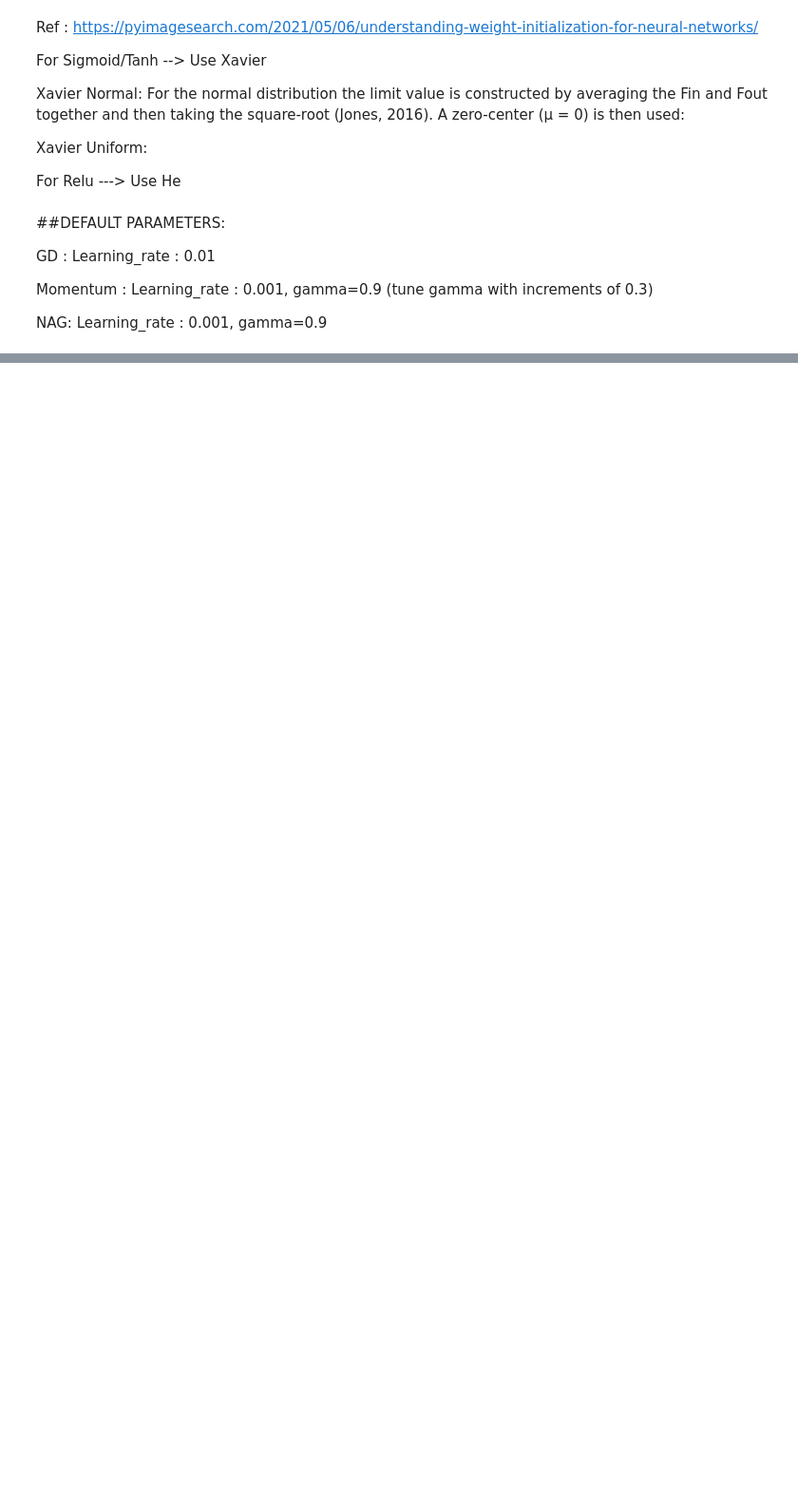
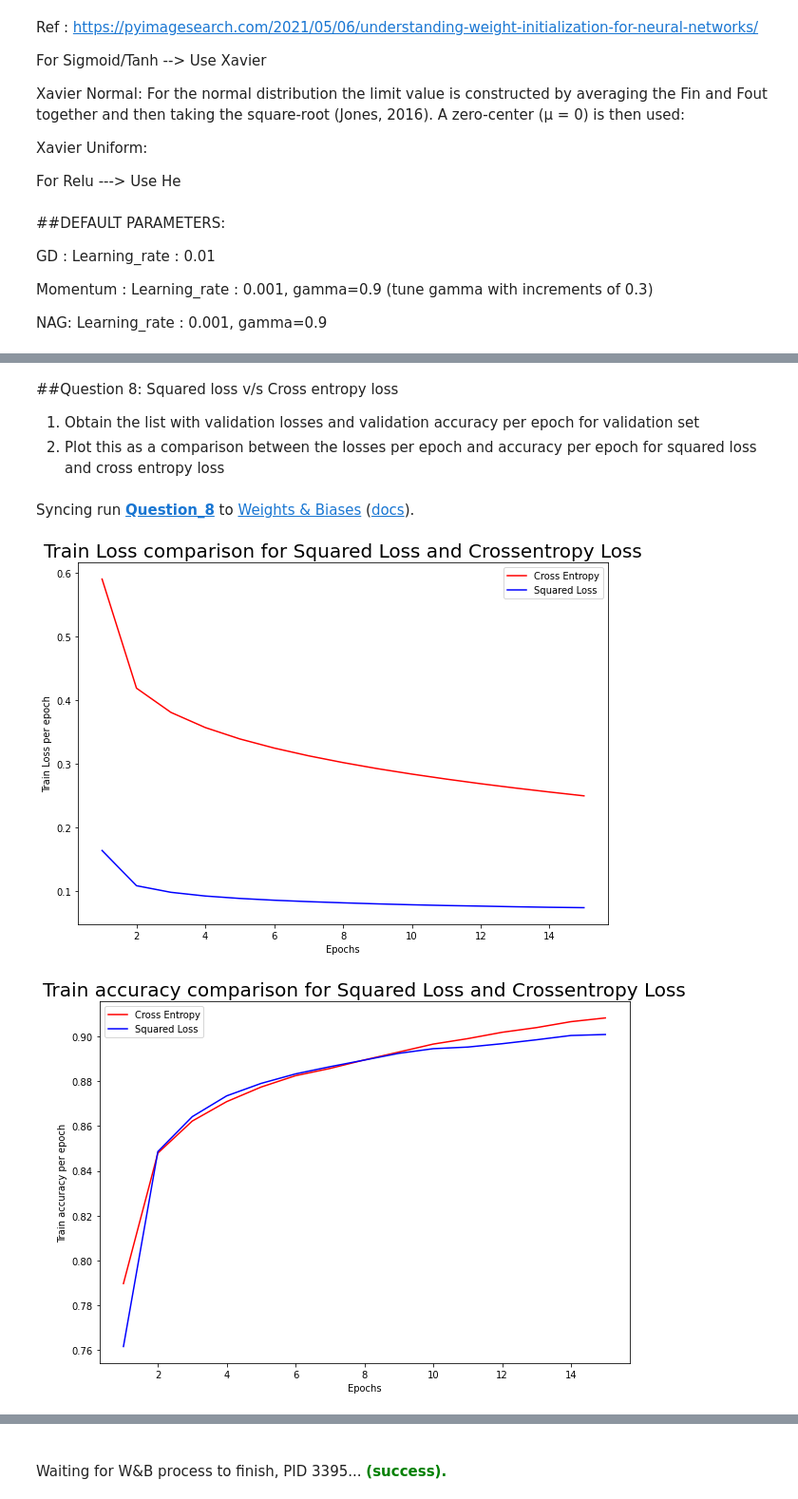
Before and after one commit to HegdeSiddesh/cs6910_assignment1, a Jupyter notebook: Assignment_1.ipynb, the cells around one changed output, grey strips where cells are left out. Shown at 95% size. Cells and saved outputs as stored; diff of their text form; code cells hidden in the pictures; blank space fills up the shorter version.

```diff
--- a/Assignment_1.ipynb
+++ b/Assignment_1.ipynb
@@ -1275,0 +1336,5 @@ Waiting for W&B process to finish, PID 2708... (success).
+# %% [markdown]
+##Question 8: Squared loss v/s Cross entropy loss
+
+1. Obtain the list with validation losses and validation accuracy per epoch for validation set
+2. Plot this as a comparison between the losses per epoch and accuracy per epoch for squared loss and cross entropy loss
@@ -1275,0 +1417,58 @@ Waiting for W&B process to finish, PID 2708... (success).
+# %%
+wandb.init(project="Assignment_1", name="Question_8")
+
+epochs = list(range(1, len(train_losses_squareloss)+1))
+
+plt.figure(figsize=(10, 7))
+plt.plot(epochs, train_losses_crossentropy, 'r', label ='Cross Entropy')
+plt.plot(epochs, train_losses_squareloss, 'b', label ='Squared Loss')
+plt.legend()
+plt.xlabel("Epochs")
+plt.ylabel("Train Loss per epoch")
+plt.title('Train Loss comparison for Squared Loss and Crossentropy Loss', fontsize=20)
+wandb.log({"Train Loss per epoch for Squared v/s CrossEntropy Loss ": wandb.Image(plt)})
+plt.show()
+
+
+
+plt.figure(figsize=(10, 7))
+plt.plot(epochs, train_accuracy_crossentropy, 'r', label ='Cross Entropy')
+plt.plot(epochs, train_accuracy_squareloss, 'b', label ='Squared Loss')
+plt.legend()
+plt.xlabel("Epochs")
+plt.ylabel("Train accuracy per epoch")
+plt.title('Train accuracy comparison for Squared Loss and Crossentropy Loss', fontsize=20)
+wandb.log({"Train accuracy per epoch for Squared v/s CrossEntropy Loss ": wandb.Image(plt)})
+plt.show()
+
+
+
+plt.figure(figsize=(10, 7))
+plt.plot(epochs, val_losses_crossentropy, 'r', label ='Cross Entropy')
+plt.plot(epochs, val_losses_squareloss, 'b', label ='Squared Loss')
+plt.legend()
+plt.xlabel("Epochs")
+plt.ylabel("Validation Loss per epoch")
+plt.title('Validation Loss comparison for Squared Loss and Crossentropy Loss', fontsize=20)
+wandb.log({"Validation Loss per epoch for Squared v/s CrossEntropy Loss ": wandb.Image(plt)})
+plt.show()
+
+
+
+plt.figure(figsize=(10, 7))
+plt.plot(epochs, val_accuracy_crossentropy, 'r', label ='Cross Entropy')
+plt.plot(epochs, val_accuracy_squareloss, 'b', label ='Squared Loss')
+plt.legend()
+plt.xlabel("Epochs")
+plt.ylabel("Validation accuracy per epoch ")
+plt.title('Validation accuracy comparison for Squared Loss and Crossentropy Loss', fontsize=20)
+wandb.log({"Validation accuracy per epoch for Squared v/s CrossEntropy Loss ": wandb.Image(plt)})
+plt.show()
+
+
+
+wandb.finish()
+# %% [output]
+Syncing run Question_8 to Weights & Biases (docs).
+[figure, added]
+[figure, added]
@@ -1275,0 +1477 @@ Waiting for W&B process to finish, PID 2708... (success).
+Waiting for W&B process to finish, PID 3395... (success).
```
Also changed, not shown: parts of 17 cells of this notebook.
